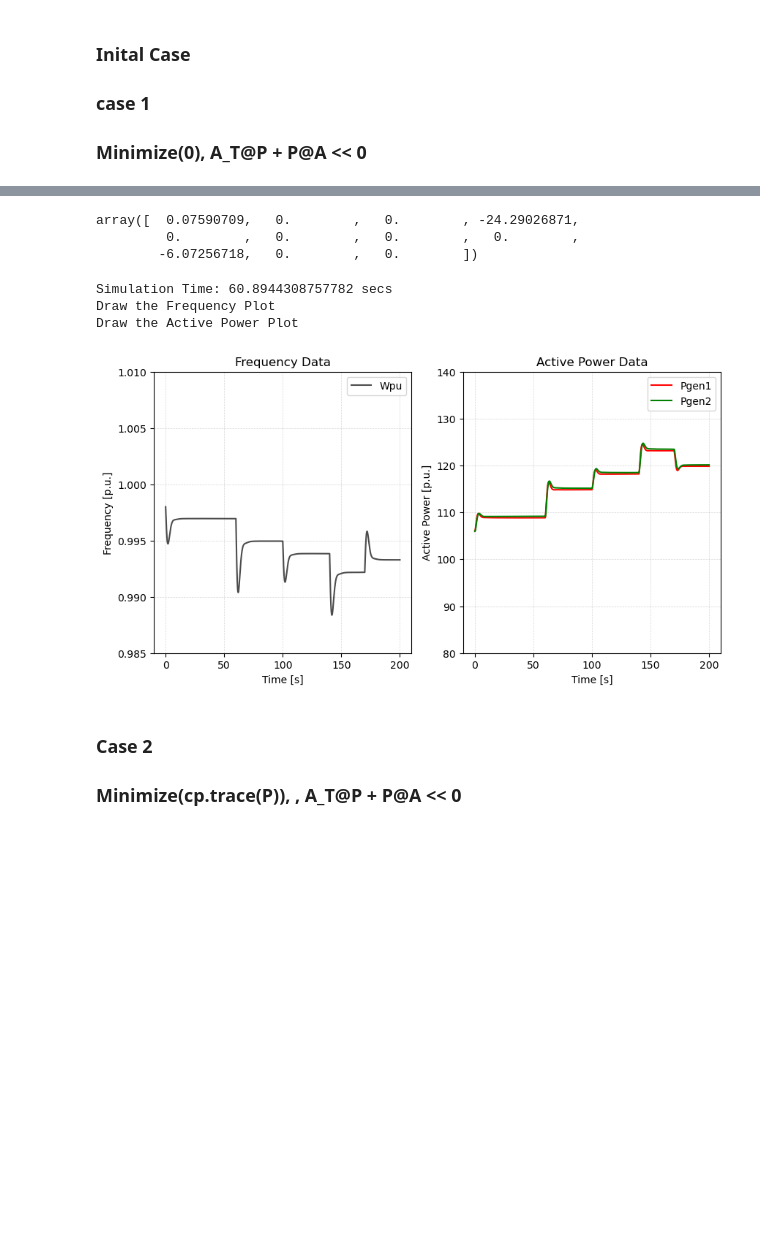
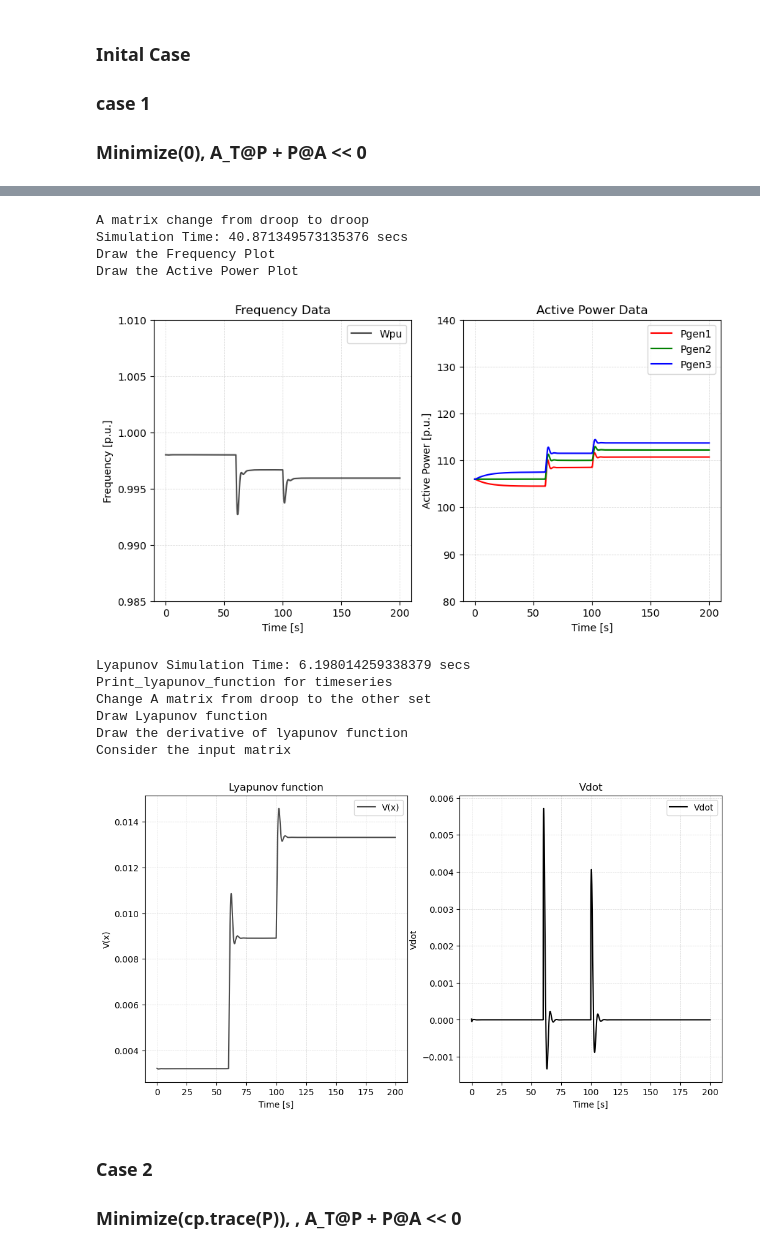
Before and after one commit to JunHyeokPSL/Lyapunov_SDP_Stability, a Jupyter notebook: Lyapunov Function - SDP.ipynb, the cells around one changed output, grey strips where cells are left out. Cells and saved outputs as stored; diff of their text form; code cells hidden in the pictures; blank space fills up the shorter version.

Commit message:
Lyapunov

```diff
--- a/Lyapunov Function - SDP.ipynb
+++ b/Lyapunov Function - SDP.ipynb
@@ -41,10 +41,12 @@ con_dict = {'kp1': 8,
 # Ngen  number of generator
 # Nval  number of variables for one generator
 Ts = 0.5*10**-4
-error_mat = np.array([0.0001, 0, -0.0001])
+error_mat = np.array([0.0005, 0, -0.0005])
+
 scenario = 'droop'
-case_dict = {'Ngen':2, 'Nval': cal_Nvariable(scenario), 'Ts': 0.5*10**-4, 'Ttotal': 200,
-            'wpu':1.0, 'Wmax': 1.02, 'error': error_mat}
+load_pattern = [90,110,110, 110]
+case_dict = {'Ngen':3, 'Nval': cal_Nvariable(scenario), 'Ts': 0.5*10**-4, 'Ttotal': 200,
+            'wpu':1.0, 'Wmax': 1.02, 'error': error_mat, 'input_flag': True, 'load_pattern': load_pattern}
 
 A = generate_Amat(gen_dict, con_dict, case_dict, 'droop')
 B = generate_Bmat(gen_dict, con_dict, case_dict)
@@ -159,19 +165,24 @@ symmetric A.T@P+P@A Table
-# %%
-A.T[6,:]@P[]
-# %% [output]
-array([  0.07590709,   0.        ,   0.        , -24.29026871,
-         0.        ,   0.        ,   0.        ,   0.        ,
-        -6.07256718,   0.        ,   0.        ])
 # %%
-X_droop, U1, U2 = run_timeseries(gen_dict, con_dict, case_dict, 'droop')
+X_droop, U = run_timeseries(gen_dict, con_dict, case_dict, 'droop')
 
 #Update Plot
 draw_graph(X_droop, gen_dict, case_dict, scenario)
+
+droop_set = {'X':X_droop, 'P':P.value, 'A_droop': A, 'A': A, 'B':B, 'U':U}
+V_droop, V_dot_droop, V_input_dot_droop = draw_lyapunov(droop_set, case_dict)
 # %% [output]
-Simulation Time: 60.8944308757782 secs
+A matrix change from droop to droop
+Simulation Time: 40.871349573135376 secs
 Draw the Frequency Plot
 Draw the Active Power Plot
-[figure, old version]
+[figure, new version]
+Lyapunov Simulation Time: 6.198014259338379 secs
+Print_lyapunov_function for timeseries
+Change A matrix from droop to the other set
+Draw Lyapunov function
+Draw the derivative of lyapunov function
+Consider the input matrix
+[figure, added]
 # %% [markdown]
 ### Case 2
 ### Minimize(cp.trace(P)), , A_T@P + P@A << 0
```
Also changed, not shown: parts of 32 cells of this notebook, 1 other file.
